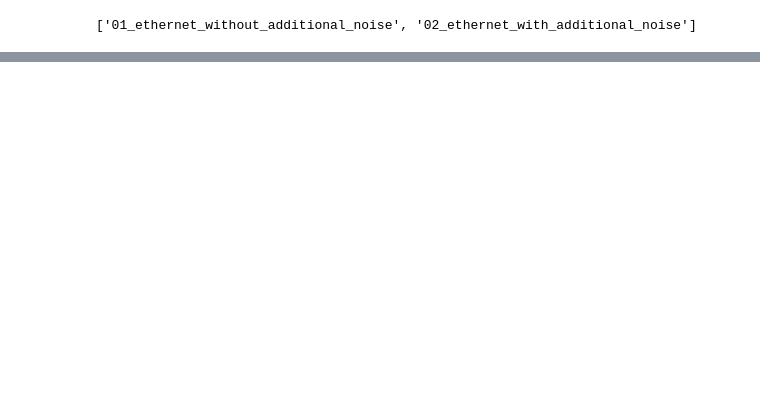
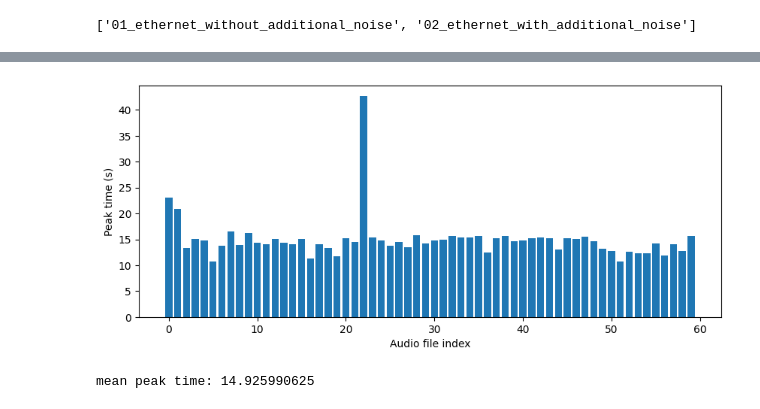
Before and after one commit to matteoseidl/Electrical_Connector_Click-Event_Detection, a Jupyter notebook: 01_Data/clickDatasetPreprocessing.ipynb, the cells around one changed output, grey strips where cells are left out. Drawn from its saved outputs; the diff is of its cells as text; code cells hidden in the pictures; blank space fills up the shorter version.

```diff
--- a/01_Data/clickDatasetPreprocessing.ipynb
+++ b/01_Data/clickDatasetPreprocessing.ipynb
@@ -9,12 +33,8 @@ import matplotlib.pyplot as plt
 # %%
-def sort_key_func(file_name):
-        numbers = re.findall(r'\d+', file_name)
-        if numbers:
-            return int(numbers[0])
-        return file_name
+# list current audio file datasets
 
 cwd = str(Path.cwd())
-audio_datasets_main_dir_name = "01_audioDataset"
+audio_datasets_main_dir_name = "01_audioDatasets"
 audio_datasets_main_dir = os.path.join(cwd, audio_datasets_main_dir_name)
 audio_datasets = []
 
@@ -126,0 +221,15 @@ plt.show()
+# %%
+# check if the peak time are around the same time for all audio files -> same robotic peg-in-hole event was recorded
+# outliers should be checked
+
+plt.figure(figsize=(10, 4))
+plt.bar(range(len(peak_times)), peak_times)
+plt.xlabel('Audio file index')
+plt.ylabel('Peak time (s)')
+
+plt.show()
+
+print(f"mean peak time: {np.mean(peak_times)}")
+# %% [output]
+[figure, added]
+mean peak time: 14.925990625
```
Also changed, not shown: parts of 17 cells of this notebook, 2 other files.
